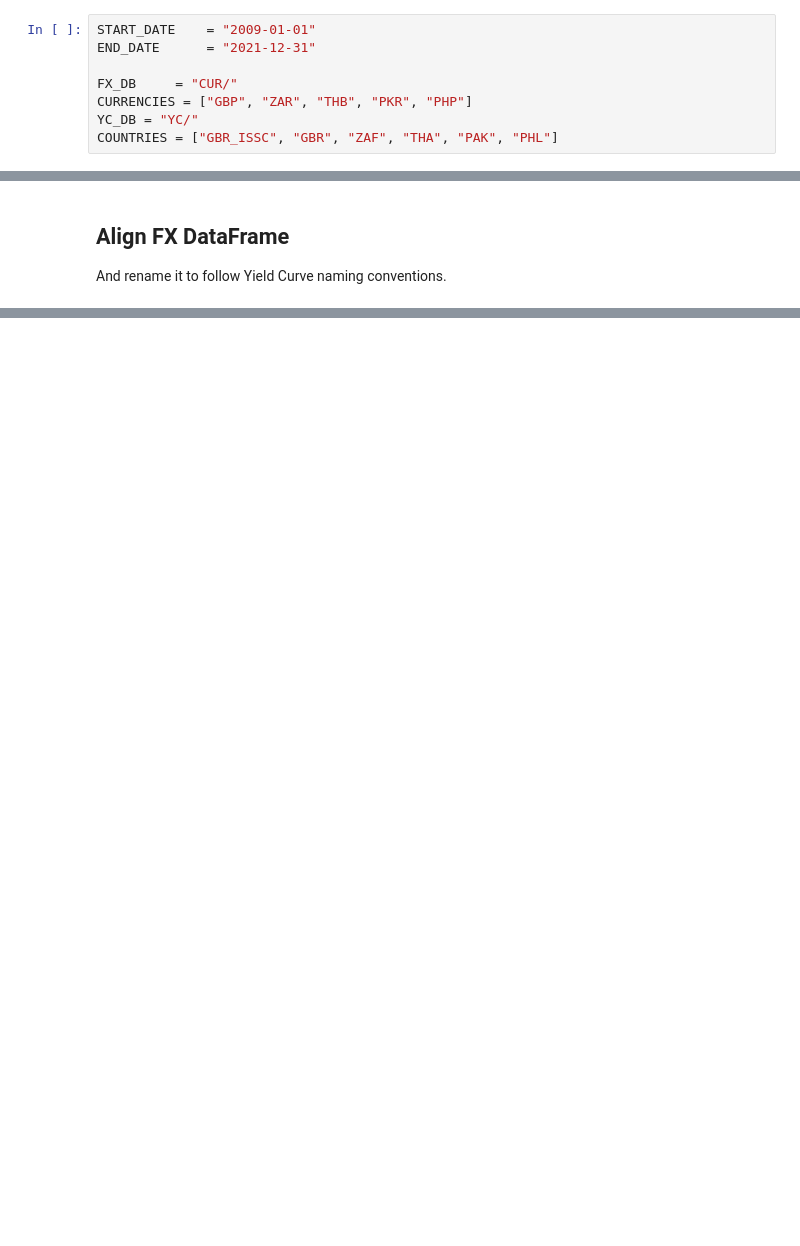
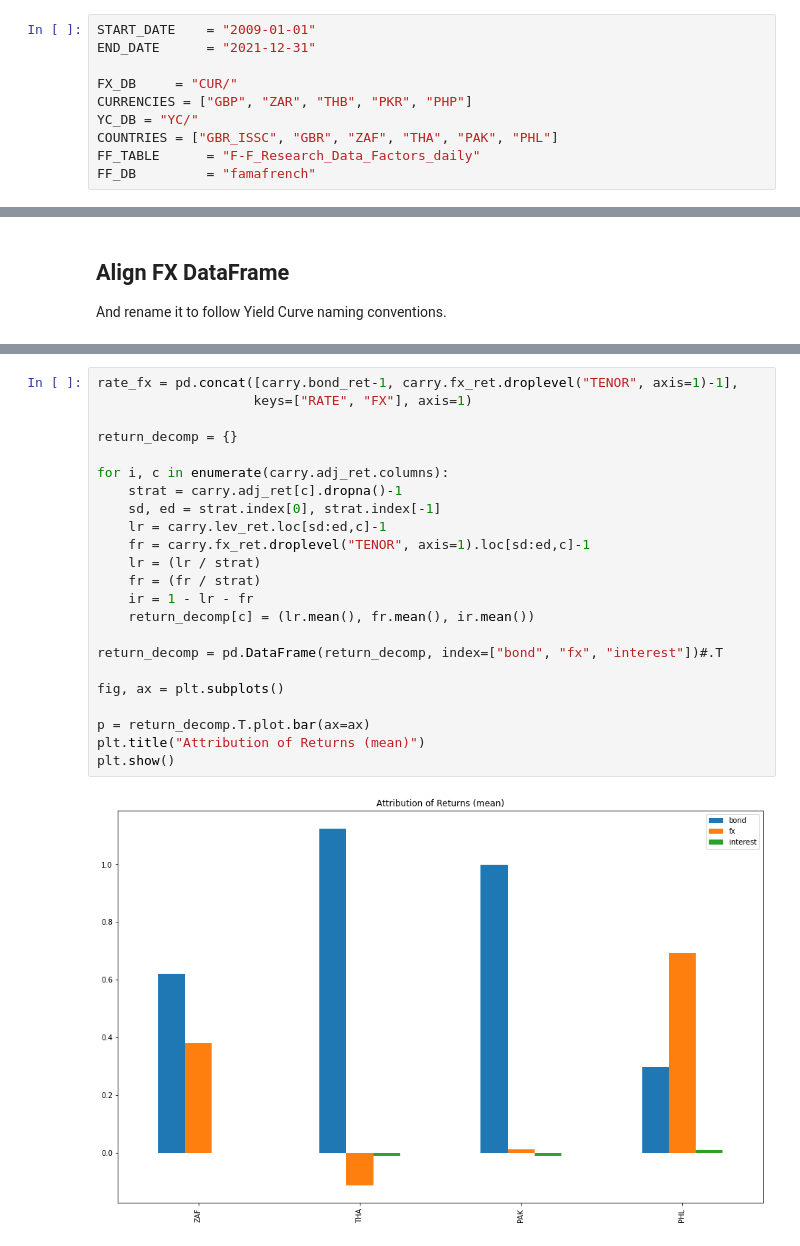
Before and after one commit to philipwlee/regquant, a Jupyter notebook: hw5_fx_carry/hw5_fx_carry_philip_lee_12129240.ipynb, the cells around one changed output, grey strips where cells are left out. Drawn from its saved outputs; the diff is of its cells as text; blank space fills up the shorter version.

```diff
--- a/hw5_fx_carry/hw5_fx_carry_philip_lee_12129240.ipynb
+++ b/hw5_fx_carry/hw5_fx_carry_philip_lee_12129240.ipynb
@@ -30,6 +32,8 @@ FX_DB     = "CUR/"
 CURRENCIES = ["GBP", "ZAR", "THB", "PKR", "PHP"]
 YC_DB = "YC/"
 COUNTRIES = ["GBR_ISSC", "GBR", "ZAF", "THA", "PAK", "PHL"]
+FF_TABLE      = "F-F_Research_Data_Factors_daily"
+FF_DB         = "famafrench"
 # %%
 par_raw = quandl.get([YC_DB + c for c in COUNTRIES], start_date=START_DATE, end_date=END_DATE)
 fx_raw = quandl.get([FX_DB + c for c in CURRENCIES], start_date=START_DATE, end_date=END_DATE)
@@ -233,0 +390,25 @@ temp.iloc[:, 1:].gt(temp["GBR"]+0.005, axis=0).astype(int).plot()
+# %%
+rate_fx = pd.concat([carry.bond_ret-1, carry.fx_ret.droplevel("TENOR", axis=1)-1],
+                    keys=["RATE", "FX"], axis=1)
+
+return_decomp = {}
+
+for i, c in enumerate(carry.adj_ret.columns):
+    strat = carry.adj_ret[c].dropna()-1
+    sd, ed = strat.index[0], strat.index[-1]
+    lr = carry.lev_ret.loc[sd:ed,c]-1
+    fr = carry.fx_ret.droplevel("TENOR", axis=1).loc[sd:ed,c]-1
+    lr = (lr / strat)
+    fr = (fr / strat)
+    ir = 1 - lr - fr
+    return_decomp[c] = (lr.mean(), fr.mean(), ir.mean())
+
+return_decomp = pd.DataFrame(return_decomp, index=["bond", "fx", "interest"])#.T
+
+fig, ax = plt.subplots()
+
+p = return_decomp.T.plot.bar(ax=ax)
+plt.title("Attribution of Returns (mean)")
+plt.show()
+# %% [output]
+[figure, added]
```
Also changed, not shown: parts of 22 cells of this notebook.
